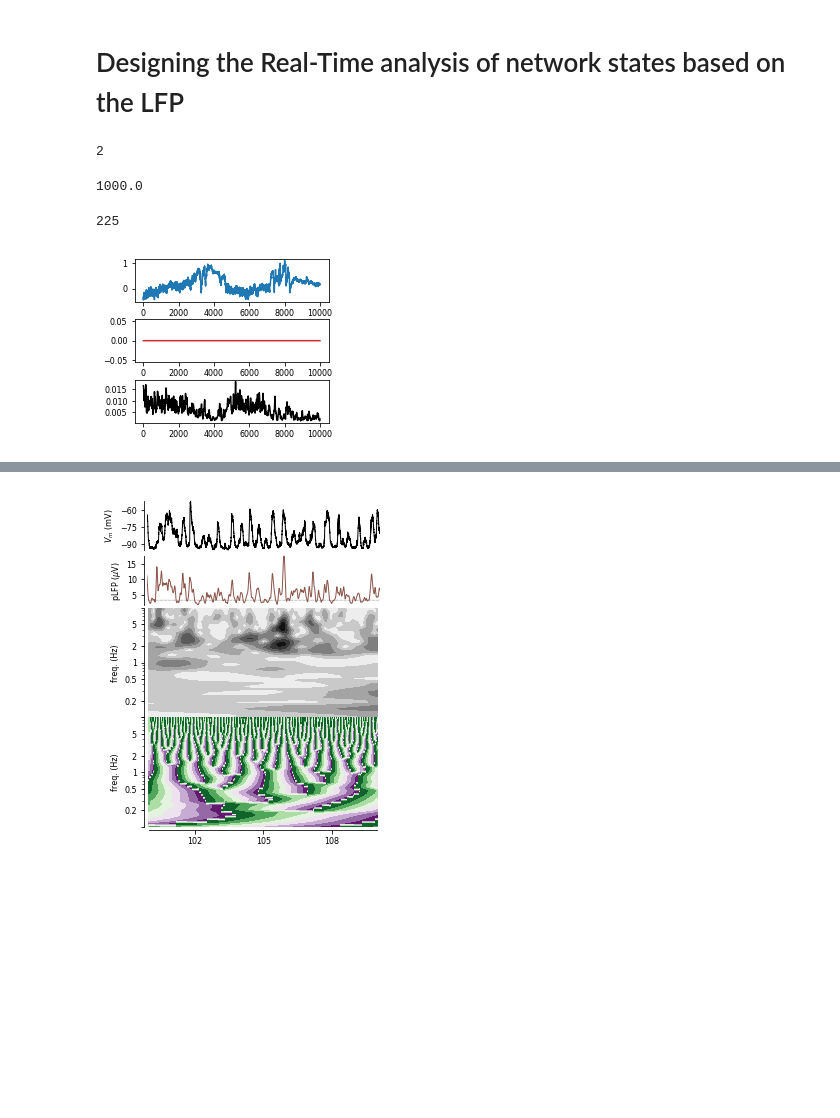
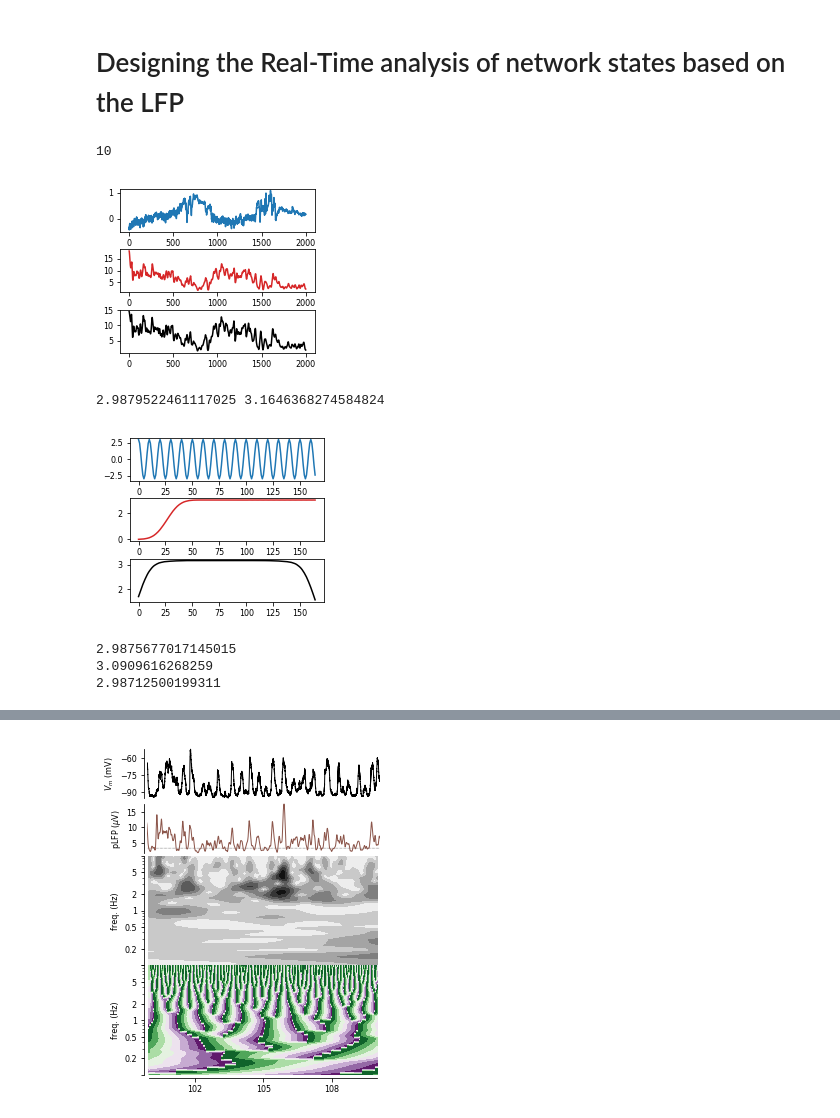
Before and after one commit to yzerlaut/NSI-paper, a Jupyter notebook: Notebook.ipynb, the cells around one changed output, grey strips where cells are left out. Cells and saved outputs as stored; diff of their text form; code cells hidden in the pictures; blank space fills up the shorter version.

```diff
--- a/Notebook.ipynb
+++ b/Notebook.ipynb
@@ -80,14 +80,16 @@ def my_cwt(data, frequencies, dt, w0=6.):
         wavelet_data = np.conj(get_Morlet_of_right_size(freq, dt, w0=w0))
         # the wavelets have different integrals
         # conv_number compensates for the number of summed points (i.e. also integral of wavelet)
-        conv_number = signal.convolve(np.ones(len(data)), np.ones(len(wavelet_data)),
+        conv_number = signal.convolve(np.ones(len(data)),\
+                                      np.ones(len(wavelet_data)),
                                       mode='same')
         # the sliding mean that depends on the frequency
         sliding_mean = signal.convolve(data, np.ones(len(wavelet_data)),
                                        mode='same')/conv_number
         # the final convolution
         wavelet_data_norm = norm_constant_th(freq, dt, w0=w0)
-        output[ind, :] = signal.convolve(data-sliding_mean+0.*1j, wavelet_data,
+        output[ind, :] = signal.convolve(data-sliding_mean+0.*1j,
+                                         wavelet_data,
                                          mode='same')/wavelet_data_norm
 
     return output
@@ -734,62 +736,81 @@ from data_analysis.IO.load_data import load_file
 data = load_file('../sparse_vs_balanced/sparse_vs_balanced/data/Wild_Type/Cell14/17o27001.abf')
 t, Vm, Extra = data[0], data[1][1], data[1][0]
 dt = t[1]-t[0]
-new_dt = 1e-4 # 10kHz sampling
+new_dt = 5e-4 # 10kHz sampling
 idt = int(new_dt/dt)
 print(idt)
 cond = (t>170) & (t<180)
 Signal = Extra[cond][::idt] # subsampling
 np.savetxt('/Users/yzerlaut/DATA/Awake_LFP_sample.dat', Signal, fmt='%.6e')
 # %% [output]
-2
+10
-# %%
-1./20./5e-5
-# %% [output]
-1000.0
 # %%
 # let's write a nasty loop version of the wavelet transform
 
 freq = 200. # Hz
-w0 = 5.
+w0 = 6.
 Tmax = 2**.5 * (w0/(np.pi*freq))
 N_length_wvlt = int(2*Tmax/new_dt)
 
 def new_Morlet_Wavelet_TF(real, imag, X, it, f, new_dt, N):
-    factor = np.exp(-0.5 * (((2.*np.pi*f*(it-N/2)*new_dt)/w0) ** 2)) * new_dt /\
-        ( (w0/2./np.sqrt(2.*np.pi)/f)*(1.+np.exp(-w0**2/2)) )
-    real += X*factor*np.cos(2. * np.pi * f * (it-N/2) * new_dt)
-    imag += -X*factor*np.sin(2. * np.pi * f * (it-N/2) * new_dt)
+    n = (w0/2./np.sqrt(2.*np.pi)/f)*(1.+np.exp(-w0**2./2.))
+    wv = np.exp(-0.5 * (((2.*np.pi*f*(it-N/2)*new_dt)/w0) ** 2))
+    real += X*wv*np.cos(2. * np.pi * f * (it-N/2) * new_dt)/n*new_dt
+    imag += -X*wv*np.sin(2. * np.pi * f * (it-N/2) * new_dt)/n*new_dt
+    return real, imag
 
 LFP_vector = np.zeros(N_length_wvlt)
 WT = 0*Signal
 
 mean_LFP_last = 0
 for i in np.arange(len(Signal)):
-    # loop across time
-    # we update the LFP vector
-    # first, we shift the whole vector by one new_dt
-    wvlt_tf, mean_LFP_new = 0, 0
     wvlt_tf, mean_LFP_new = 0, 0
     real, imag = 0, 0
-    for j in range(N_length_wvlt-1):
-        LFP_vector[j+1] = LFP_vector[j]
-        new_Morlet_Wavelet_TF(real, imag,
-                              LFP_vector[j+1]-mean_LFP_last,
-                              j, f, new_dt, N_length_wvlt)
-        mean_LFP_new += LFP_vector[j+1]/N_length_wvlt
+    for j in np.arange(N_length_wvlt-1,0,-1):
+        LFP_vector[j] = LFP_vector[j-1]
+        real, imag = new_Morlet_Wavelet_TF(real, imag,
+                                           LFP_vector[j]-mean_LFP_last,
+                                           j, freq, new_dt, N_length_wvlt)
+        mean_LFP_new += LFP_vector[j]/N_length_wvlt
     LFP_vector[0] = Signal[i] # and we take the last recorded value
     mean_LFP_last = mean_LFP_new
     # # we store its norm
     WT[i] = np.sqrt(real**2+imag**2)
-# %% [output]
-225
 # %%
 coefs = my_cwt(Signal, [freq], new_dt)
 amp = np.abs(coefs)
 # %%
 fig, AX = figure(axes=(3,1), figsize=(.5,.3))
 AX[0][0].plot(Signal[::10]);
-AX[1][0].plot(gaussian_smoothing(WT[::10], 10), color=Red);
-AX[2][0].plot(gaussian_smoothing(amp[0,:][::10], 10), color='k');
+AX[1][0].plot(1e3*gaussian_smoothing(WT[::10], 5), color=Red);
+AX[2][0].plot(1e3*gaussian_smoothing(amp[0,:][::10], 5), color='k');
 # %% [output]
-[figure, old version]
+[figure, new version]
+# %%
+fig, AX = figure(axes=(3,1), figsize=(.5,.3))
+AX[0][0].plot(Signal);
+AX[1][0].plot(WT, color=Red);
+AX[2][0].plot(amp, color='k');
+print(WT.max(), amp.max())
+# %% [output]
+2.9879522461117025 3.1646368274584824
+[figure, added]
+# %%
+nn = norm_constant_th(freq, new_dt, w0=w0)
+x=signal.convolve(Signal+0.*1j,\
+                  np.conj(get_Morlet_of_right_size(freq, new_dt, w0=w0)),\
+                  mode='same')/nn
+print(\
+      np.abs(np.dot(Signal+0.*1j,\
+    np.conj(get_Morlet_of_right_size(freq, new_dt, w0=w0)))/nn))
+print(amp[int(N_length_wvlt/2)])
+real, imag = 0, 0
+for j in range(N_length_wvlt):
+    real, imag = new_Morlet_Wavelet_TF(real, imag,
+                                       Signal[j],
+                                       j, freq, new_dt, N_length_wvlt)
+print(np.sqrt(real**2+imag**2))
+# %% [output]
+2.9875677017145015
+3.0909616268259
+2.98712500199311
```
Also changed, not shown: parts of 1 cell of this notebook.
